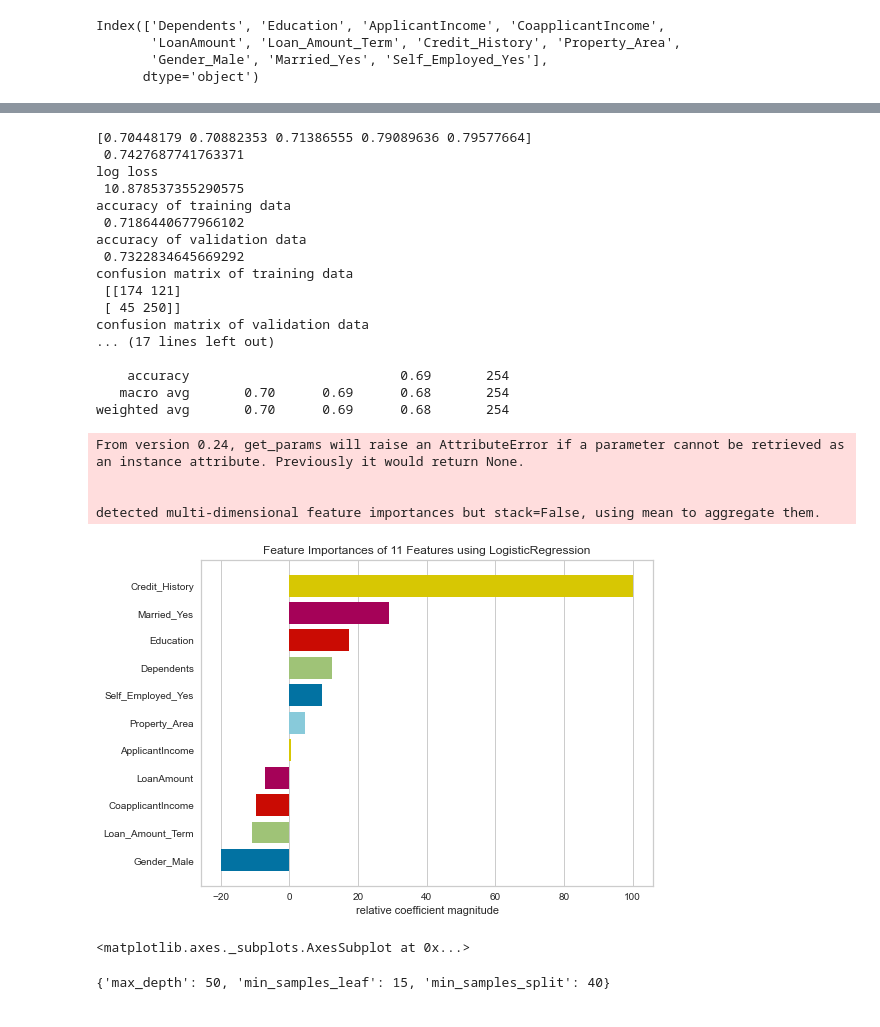
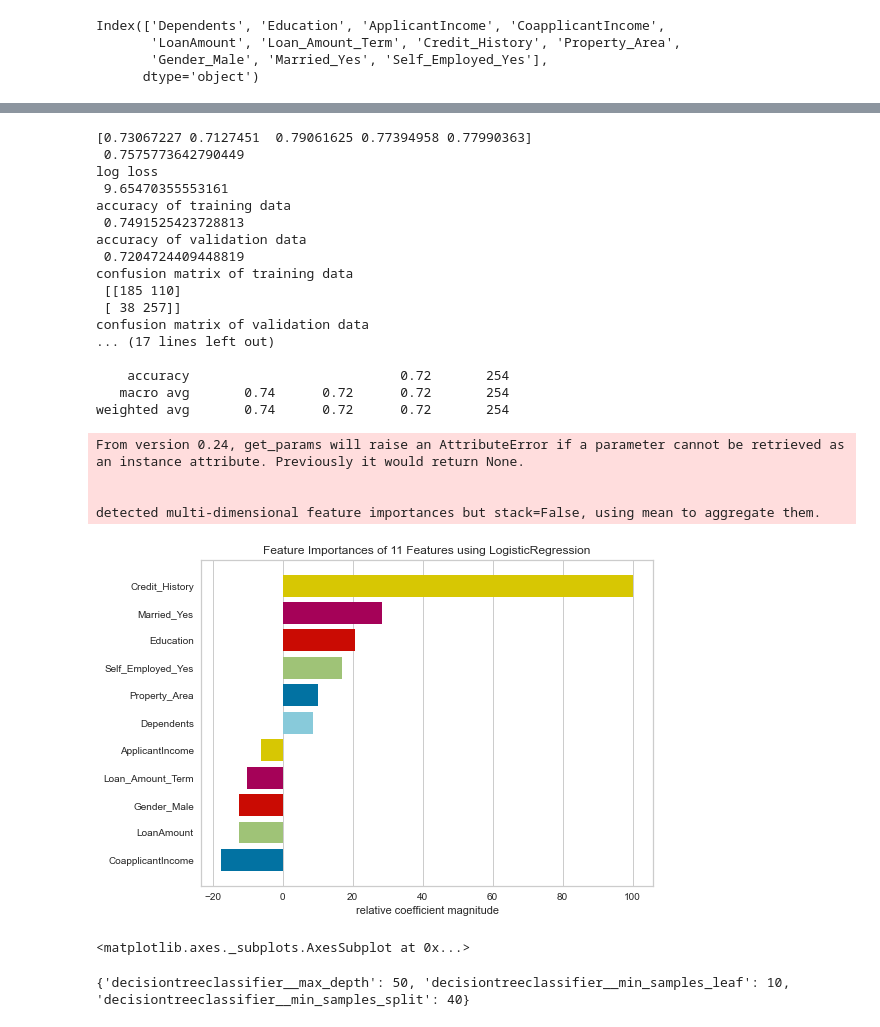
Before and after one commit to krishnasrujan/Loan-Eligibility-Prediction-with-deployment, a Jupyter notebook: Code/Model Building SMOTENC final.ipynb, the cells around one changed output, grey strips where cells are left out. Saved outputs shown, nothing was run; the diff lists cells and outputs as text; code cells hidden in the pictures.

```diff
--- a/Code/Model Building SMOTENC final.ipynb
+++ b/Code/Model Building SMOTENC final.ipynb
@@ -205,12 +226,13 @@ X_train,X_eval,y_train,y_eval=train_test_split(X,y,test_size=0.3,random_state=42
 kfold = StratifiedKFold(n_splits=5, random_state=42,shuffle=True)
 # %%
-svc = svm.SVC()
-svc_params = {'C':np.arange(1,20,1),
-              'kernel':['rbf','linear'],
-          'gamma':['scale','auto']}
+pipe = make_pipeline(StandardScaler(),SVC())
+
+svc_params = {'svc__C':np.arange(1,20,1),
+              'svc__kernel':['rbf','linear'],
+          'svc__gamma':['scale','auto']}
 
 
-grid = GridSearchCV(svc,svc_params,scoring='roc_auc',cv=kfold)
-grid.fit(X,y)
+grid = GridSearchCV(pipe,svc_params,scoring='roc_auc',cv=kfold)
+grid.fit(X_train,y_train)
 print(grid.best_params_)
 # %% [output]
@@ -302,66 +326,72 @@ weighted avg       0.69      0.67      0.66       254
 # %%
-clf=LogisticRegression(n_jobs=-1)
-results_l = cross_val_score(clf, X, y, cv=kfold,
+log=LogisticRegression(n_jobs=-1)
+
+log_pipe = make_pipeline(StandardScaler(),log)
+
+results_l = cross_val_score(log, X, y, cv=kfold,
                           scoring='roc_auc')
 print(results_l,'\n',results_l.mean())
 
-clf.fit(X_train,y_train)
+log.fit(X_train,y_train)
 
-clf_train_preds=clf.predict(X_train)
-clf_test_preds=clf.predict(X_eval)
+log_train_preds = log.predict(X_train)
+log_test_preds = log.predict(X_eval)
 
-print('log loss\n', metrics.log_loss(y_eval,clf_test_preds))
+print('log loss\n', metrics.log_loss(y_eval,log_test_preds))
 
-print("accuracy of training data\n",metrics.accuracy_score(y_train,clf_train_preds))
-print("accuracy of validation data\n",metrics.accuracy_score(y_eval,svc_test_preds))
+print("accuracy of training data\n",metrics.accuracy_score(y_train,log_train_preds))
+print("accuracy of validation data\n",metrics.accuracy_score(y_eval,log_test_preds))
 
 
-print("confusion matrix of training data\n",metrics.confusion_matrix(y_train,clf_train_preds))
-print("confusion matrix of validation data\n",metrics.confusion_matrix(y_eval,clf_test_preds))
+print("confusion matrix of training data\n",metrics.confusion_matrix(y_train,log_train_preds))
+print("confusion matrix of validation data\n",metrics.confusion_matrix(y_eval,log_test_preds))
 
-print("classification report of training data\n",metrics.classification_report(y_train,clf_train_preds))
-print("classification report of validation data\n",metrics.classification_report(y_eval,clf_test_preds))
+print("classification report of training data\n",metrics.classification_report(y_train,log_train_preds))
+print("classification report of validation data\n",metrics.classification_report(y_eval,log_test_preds))
 # %% [output]
-[0.70448179 0.70882353 0.71386555 0.79089636 0.79577664]
- 0.7427687741763371
+[0.73067227 0.7127451  0.79061625 0.77394958 0.77990363]
+ 0.7575773642790449
 log loss
- 10.878537355290575
+ 9.65470355553161
 accuracy of training data
- 0.7186440677966102
+ 0.7491525423728813
 accuracy of validation data
- 0.7322834645669292
+ 0.7204724409448819
 confusion matrix of training data
- [[174 121]
- [ 45 250]]
+ [[185 110]
+ [ 38 257]]
 confusion matrix of validation data
 ... (17 lines left out)
 
-    accuracy                           0.69       254
-   macro avg       0.70      0.69      0.68       254
-weighted avg       0.70      0.69      0.68       254
+    accuracy                           0.72       254
+   macro avg       0.74      0.72      0.72       254
+weighted avg       0.74      0.72      0.72       254
 # %%
 from yellowbrick.model_selection import FeatureImportances
 
-viz = FeatureImportances(clf,labels=columns)
+viz = FeatureImportances(log_pipe['logisticregression'],labels=columns)
 viz.fit(X, y)
 viz.show()
 # %% [output]
 From version 0.24, get_params will raise an AttributeError if a parameter cannot be retrieved as an instance attribute. Previously it would return None.
 
 
 detected multi-dimensional feature importances but stack=False, using mean to aggregate them.
-[figure, old version]
+[figure, new version]
 <matplotlib.axes._subplots.AxesSubplot at 0x...>
 # %%
 da = DecisionTreeClassifier()
-params = {'max_depth': [30,40,50],
-          'min_samples_split':[30,20,40],
-          'min_samples_leaf':[10,15,20]}
+
+pipe = make_pipeline(StandardScaler(),DecisionTreeClassifier())
+
+params = {'decisiontreeclassifier__max_depth': [30,40,50],
+          'decisiontreeclassifier__min_samples_split':[30,20,40],
+          'decisiontreeclassifier__min_samples_leaf':[10,15,20]}
 
 
-grid = GridSearchCV(da,params,scoring='roc_auc',cv=kfold)
+grid = GridSearchCV(pipe,params,scoring='roc_auc',cv=kfold)
 grid.fit(X,y)
 print(grid.best_params_)
 # %% [output]
-{'max_depth': 50, 'min_samples_leaf': 15, 'min_samples_split': 40}
+{'decisiontreeclassifier__max_depth': 50, 'decisiontreeclassifier__min_samples_leaf': 10, 'decisiontreeclassifier__min_samples_split': 40}
 # %%
```
Also changed, not shown: parts of 27 cells of this notebook.
